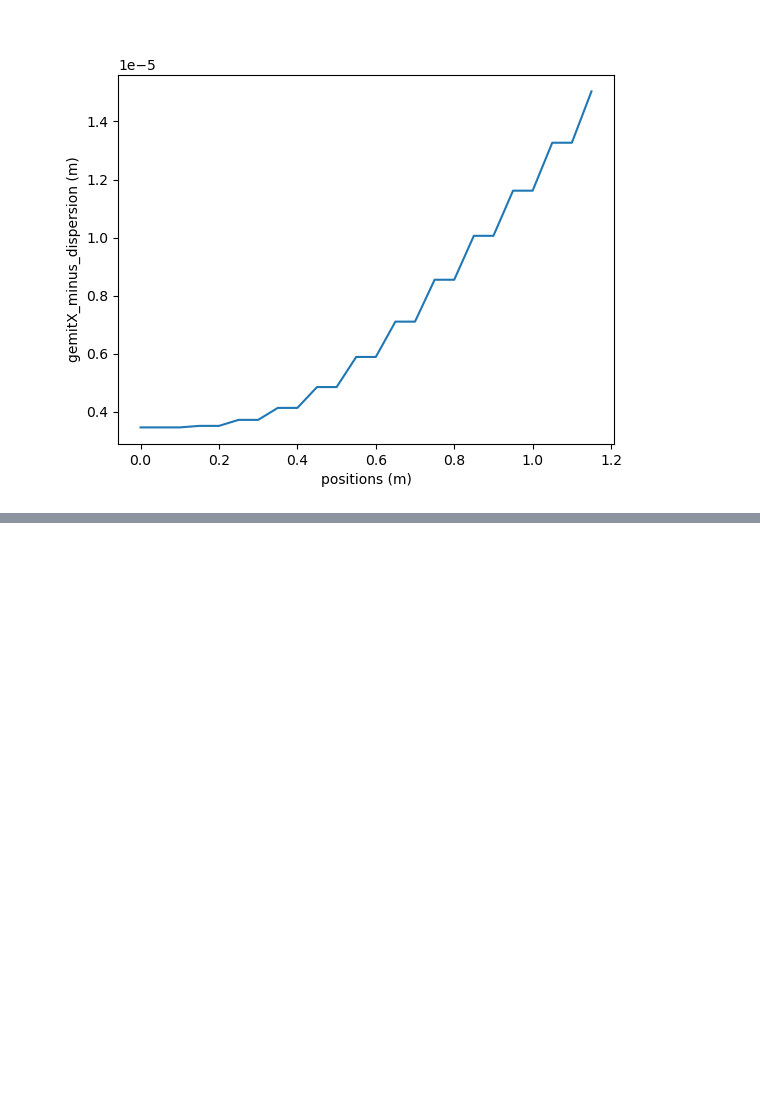
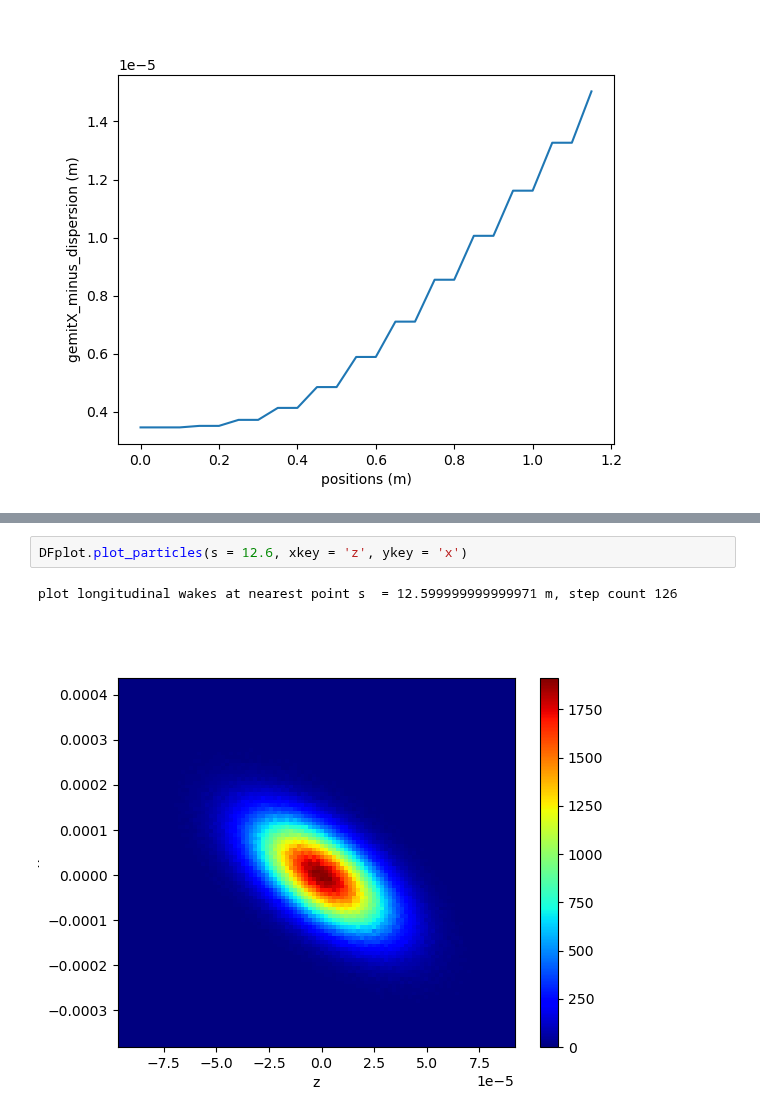
Before and after one commit to slaclab/pyDFCSR, a Jupyter notebook: pyDFCSR_2D/example/plot.ipynb, the cells around one changed output, grey strips where cells are left out. Drawn from its saved outputs; the diff is of its cells as text; blank space fills up the shorter version.

```diff
--- a/pyDFCSR_2D/example/plot.ipynb
+++ b/pyDFCSR_2D/example/plot.ipynb
@@ -29,0 +35,5 @@ DFplot.plot_stats(key = 'gemitX_minus_dispersion')
+# %%
+DFplot.plot_particles(s = 12.6, xkey = 'z', ykey = 'x')
+# %% [output]
+plot longitudinal wakes at nearest point s  = 12.599999999999971 m, step count 126
+[figure, added]
```
Also changed, not shown: parts of 6 cells of this notebook, 22 other files.
